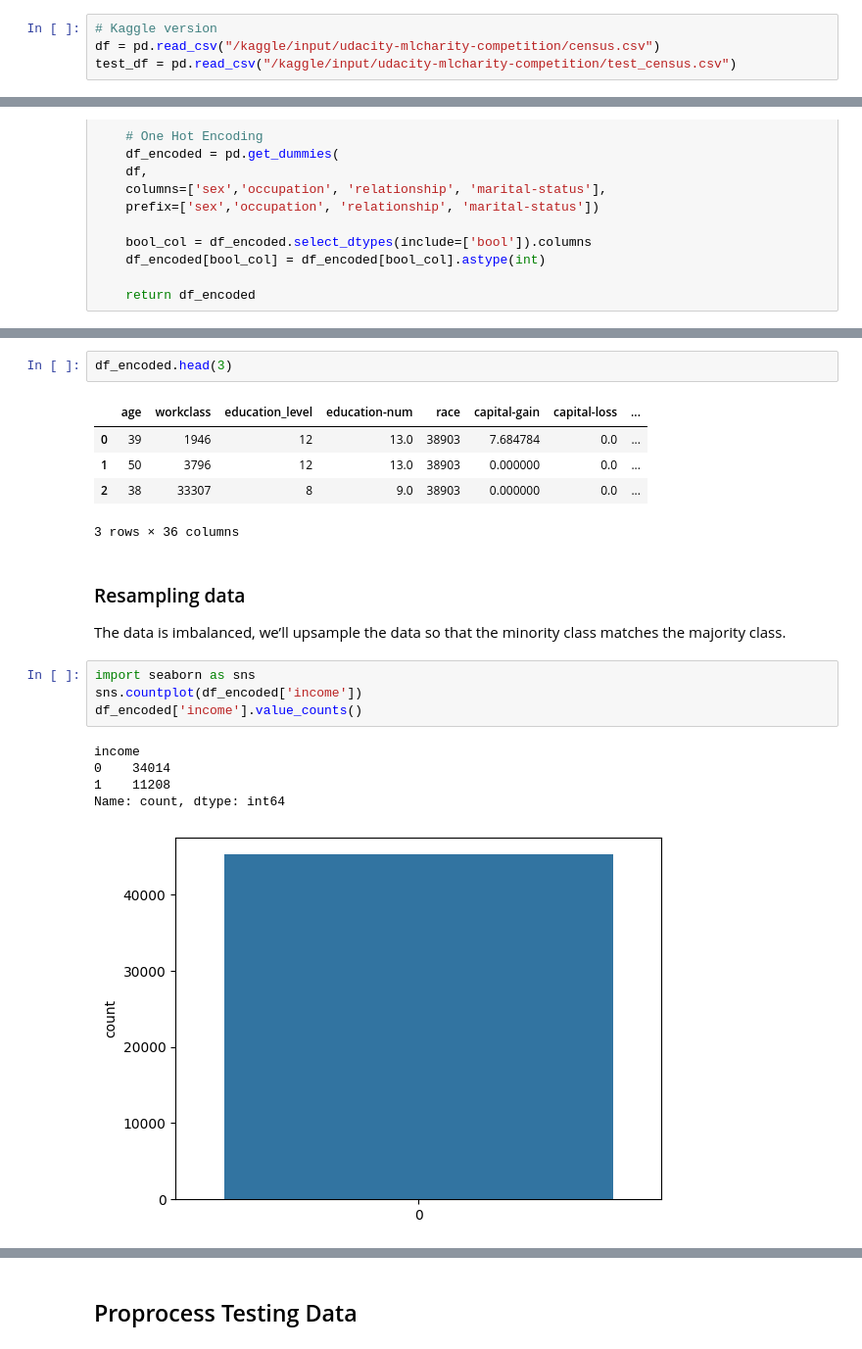
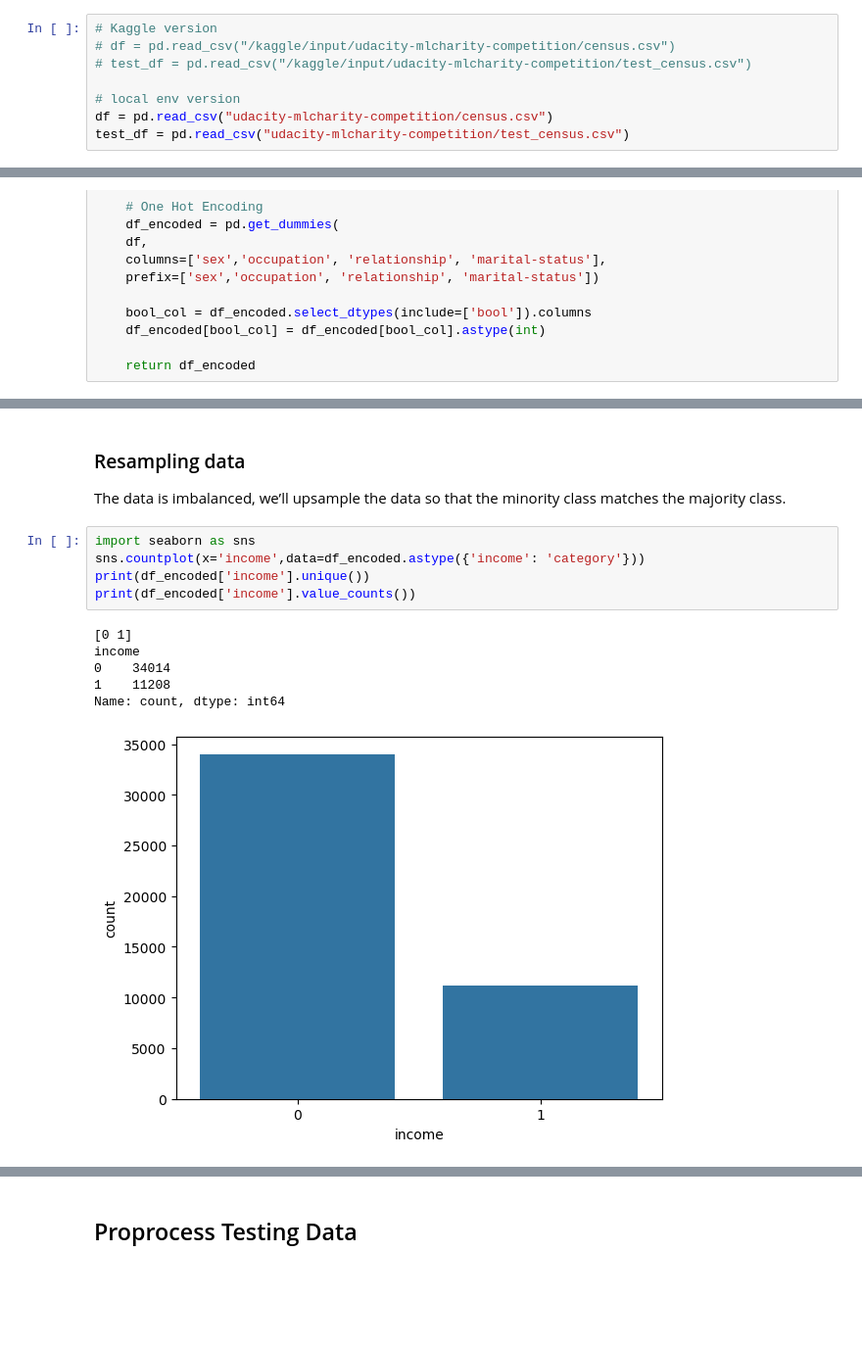
Before and after one commit to zhanshu21/fingding-donors, a Jupyter notebook: kaggle-competetion.ipynb, the cells around one changed output, grey strips where cells are left out. Shown at 98% size. Drawn from its saved outputs; the diff is of its cells as text; blank space fills up the shorter version.

```diff
--- a/kaggle-competetion.ipynb
+++ b/kaggle-competetion.ipynb
@@ -23,7 +23,11 @@ for dirname, _, filenames in os.walk('/kaggle/input'):
 # %%
 # Kaggle version
-df = pd.read_csv("/kaggle/input/udacity-mlcharity-competition/census.csv")
-test_df = pd.read_csv("/kaggle/input/udacity-mlcharity-competition/test_census.csv")
+# df = pd.read_csv("/kaggle/input/udacity-mlcharity-competition/census.csv")
+# test_df = pd.read_csv("/kaggle/input/udacity-mlcharity-competition/test_census.csv")
+
+# local env version
+df = pd.read_csv("udacity-mlcharity-competition/census.csv")
+test_df = pd.read_csv("udacity-mlcharity-competition/test_census.csv")
 # %%
 df.head(5)
 # %% [output]
@@ -348,24 +352,18 @@ memory usage: 12.4 MB
-# %%
-df_encoded.head(3)
-# %% [output]
-|  | age | workclass | education_level | education-num | race | capital-gain | capital-loss | ... |
-| 0 | 39 | 1946 | 12 | 13.0 | 38903 | 7.684784 | 0.0 | ... |
-| 1 | 50 | 3796 | 12 | 13.0 | 38903 | 0.000000 | 0.0 | ... |
-| 2 | 38 | 33307 | 8 | 9.0 | 38903 | 0.000000 | 0.0 | ... |
-3 rows × 36 columns
 # %% [markdown]
 ### Resampling data
 The data is imbalanced, we’ll upsample the data so that the minority class matches the majority class.
 # %%
 import seaborn as sns
-sns.countplot(df_encoded['income'])
-df_encoded['income'].value_counts()
+sns.countplot(x='income',data=df_encoded.astype({'income': 'category'}))
+print(df_encoded['income'].unique())
+print(df_encoded['income'].value_counts())
 # %% [output]
+[0 1]
 income
 0    34014
 1    11208
 Name: count, dtype: int64
-[figure, old version]
+[figure, new version]
 # %%
 from sklearn.utils import resample
 #create two different dataframe of majority and minority class
```
Also changed, not shown: parts of 63 cells of this notebook.
